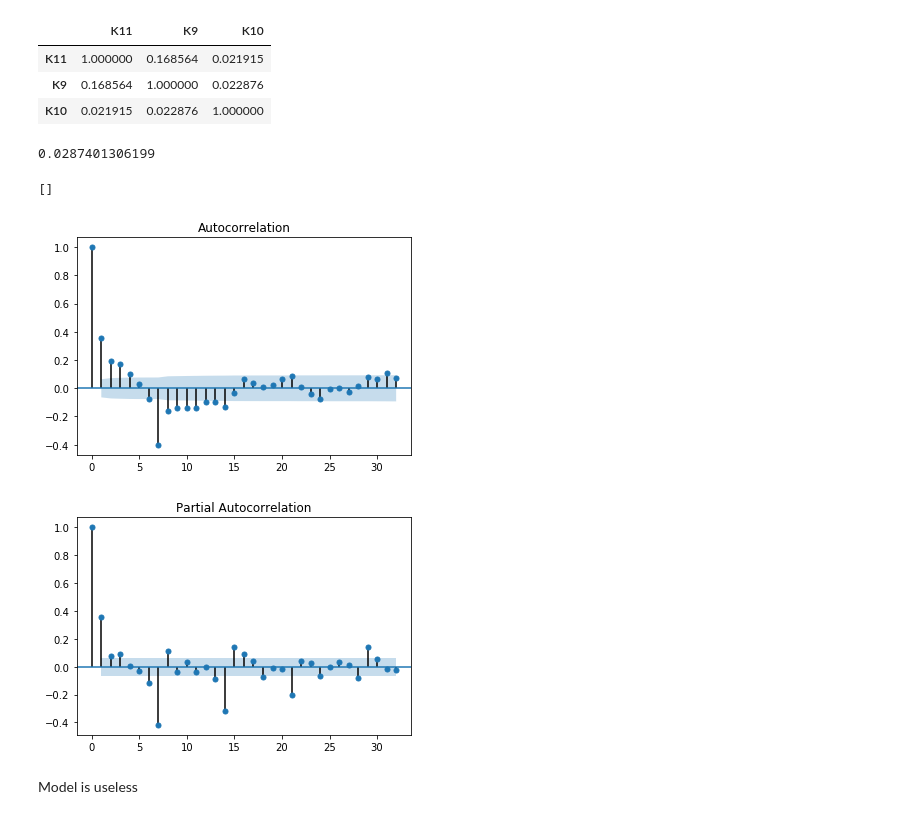
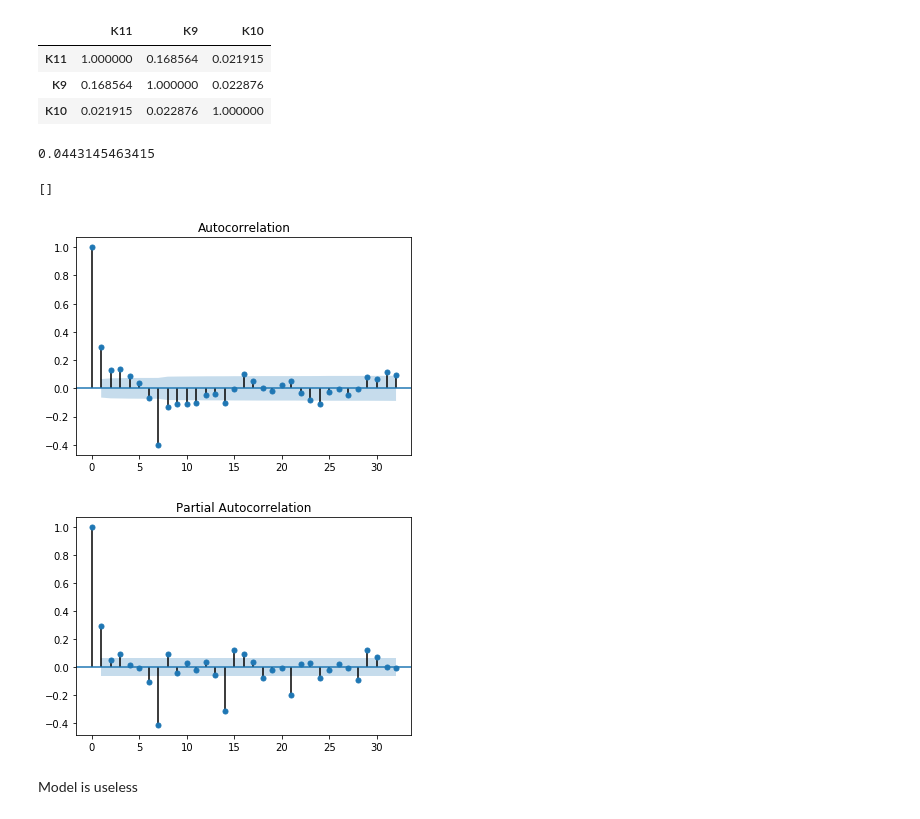
Before and after one commit to lynkx21/BB, a Jupyter notebook: BB06b_ARIMA_for_K11.ipynb, the cells around one changed output. Cells and saved outputs as stored; diff of their text form; code cells hidden in the pictures.

```diff
--- a/BB06b_ARIMA_for_K11.ipynb
+++ b/BB06b_ARIMA_for_K11.ipynb
@@ -382,31 +307,45 @@ df_diff_var.corr()
 | K11 | 1.000000 | 0.168564 | 0.021915 |
 | K9 | 0.168564 | 1.000000 | 0.022876 |
 | K10 | 0.021915 | 0.022876 | 1.000000 |
+# %%
+train = df_diff_var[df_diff_var.index < '2017-09-01']
+test = df_diff_var[df_diff_var.index >= '2017-09-01']
 # %%
 # removing K10 from the analysis (and also K9 seems useless...)
 from sklearn.preprocessing import StandardScaler
 from sklearn.linear_model import LinearRegression
 
 stdscaler = StandardScaler()
+stdscaler.fit(train)
+
+new_train = pd.DataFrame(stdscaler.transform(train), columns=train.columns, index=train.index)
+new_test = pd.DataFrame(stdscaler.transform(test), columns=test.columns, index=test.index)
+
+X_train = new_train.drop('K11', axis=1)
+y_train = new_train['K11']
+
+X_test = new_test.drop('K11', axis=1)
+y_test = new_test['K11']
+
 dfdv_std = stdscaler.fit_transform(df_diff_var)
 dfdv_std = pd.DataFrame(dfdv_std, columns=df_diff_var.columns, index=df_diff_var.index)
 
+from sklearn.linear_model import LinearRegression
+lm = LinearRegression()
+lm.fit(X_train, y_train)
+print(lm.score(X_train, y_train))
 
-lm = LinearRegression()
-lm.fit(dfdv_std[['K10', 'K9']], dfdv_std['K11'])
-print(lm.score(dfdv_std[['K10', 'K9']], dfdv_std['K11']))
-
-y_pred = lm.predict(dfdv_std[['K10', 'K9']])
-residuals = dfdv_std['K11'] - y_pred
+y_pred = lm.predict(X_train)
+residuals = y_train - y_pred
 
 plot_acf(residuals, lags=32)
 plot_pacf(residuals, lags=32)
 plt.plot()
 # %% [output]
-0.0287401306199
+0.0443145463415
 []
-[figure, old version]
+[figure, new version]
-[figure, old version]
+[figure, new version]
 # %% [markdown]
 Model is useless
 # %%
```
Also changed, not shown: parts of 37 cells of this notebook.
